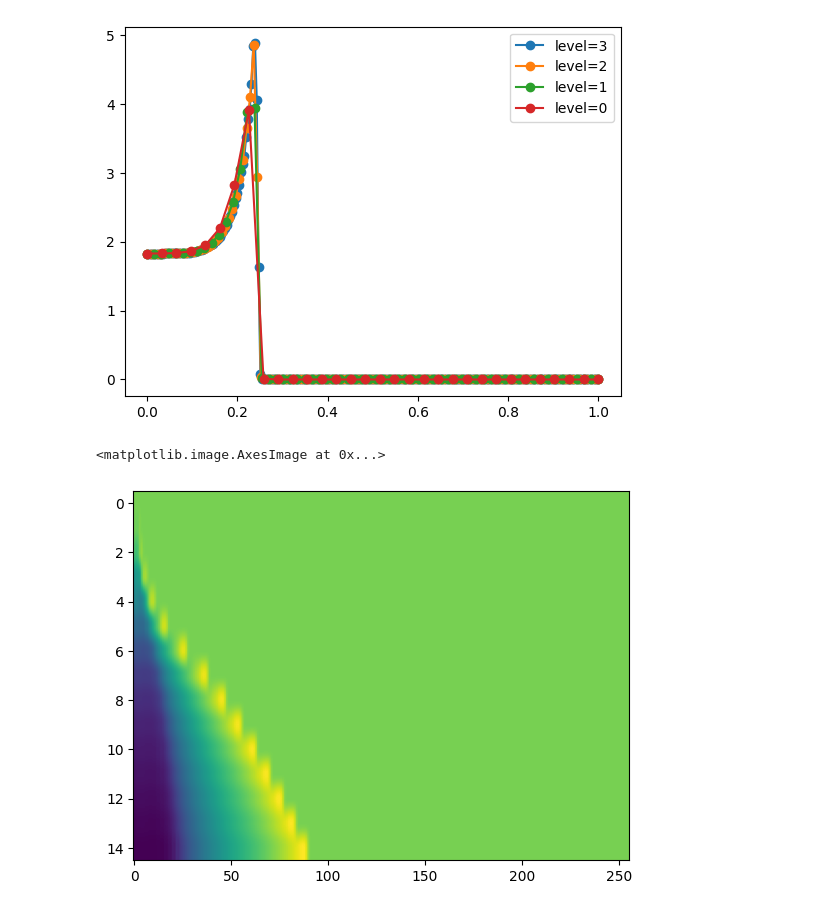
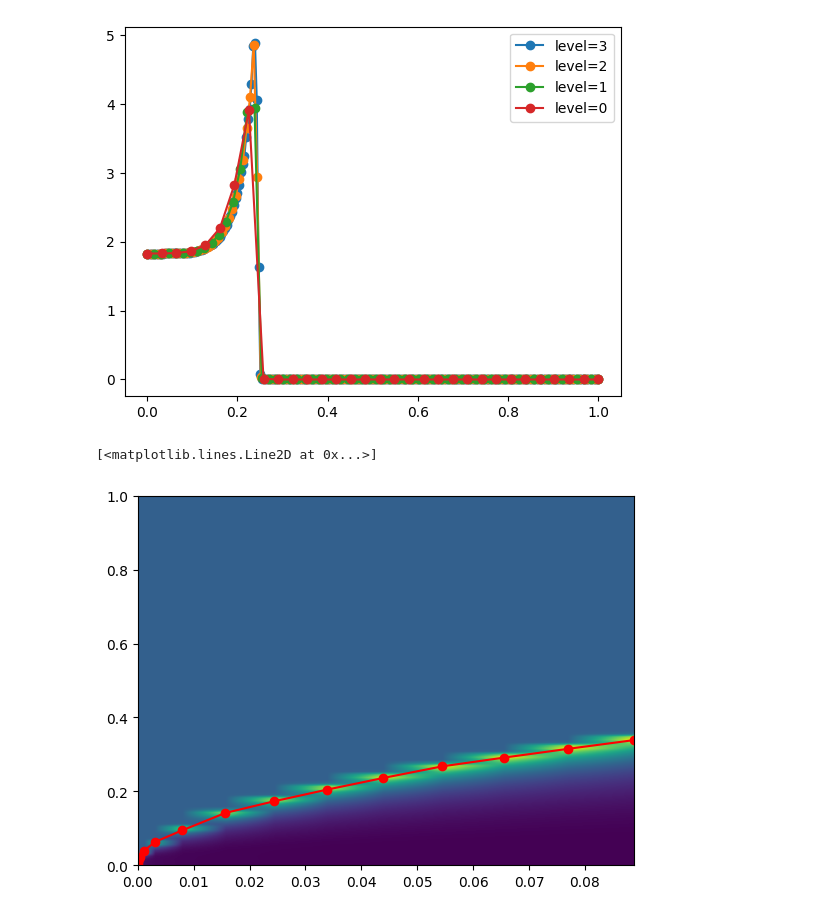
Before and after one commit to chequp-org/chequp, a Jupyter notebook: 1d_cylindrical/analysis/Analysis.ipynb, the cells around one changed output. Saved outputs shown, nothing was run; the diff lists cells and outputs as text; code cells hidden in the pictures.

Commit message:
Get plot of Taylor-Sedov expansion

```diff
--- a/1d_cylindrical/analysis/Analysis.ipynb
+++ b/1d_cylindrical/analysis/Analysis.ipynb
@@ -45,12 +47,30 @@ plt.legend(loc=0)
 <matplotlib.legend.Legend at 0x...>
 [figure]
 # %%
-# Plot data at different times
-data = np.stack(
-            [ extract_data(iteration, 'density', level=3)[1] \
-             for iteration in range(0,150,10) ])
+# Extract data from different time
+# Note that time is not regularly spaced
+t_arr = []
+q_arr = []
+rmax_arr = []
+for iteration in tqdm.tqdm(range(0, 150, 10)):
+    r, q, t = extract_data(iteration, 'density', level=2)
+    rmax = r[np.argmax(q)]
+    t_arr.append(t)
+    rmax_arr.append(rmax)
+    q_arr.append(q)
+q_arr = np.stack(q_arr)
+t_arr = np.array(t_arr)
+r_arr = r.to_ndarray()
+
+# Interpolate on a grid with regularly-spaced time
+interp = RegularGridInterpolator(points=(t_arr, r_arr), values=q_arr, bounds_error=False, fill_value=None)
+t_interp, r_interp = np.meshgrid(
+    np.linspace(0, t_arr.max(), 1000),
+    np.linspace(0, r_arr.max(), 1000), indexing='ij')
+q_interp = interp((t_interp, r_interp))
 # %%
-plt.imshow( np.log(data), aspect='auto' )
+plt.imshow(q_interp.T, origin='lower', extent=[0, t_arr.max(), 0, r_arr.max()], aspect='auto')
+plt.plot(t_arr, rmax_arr, 'r-o')
 # %% [output]
-<matplotlib.image.AxesImage at 0x...>
+[<matplotlib.lines.Line2D at 0x...>]
-[figure, old version]
+[figure, new version]
```
Also changed, not shown: parts of 1 cell of this notebook.
